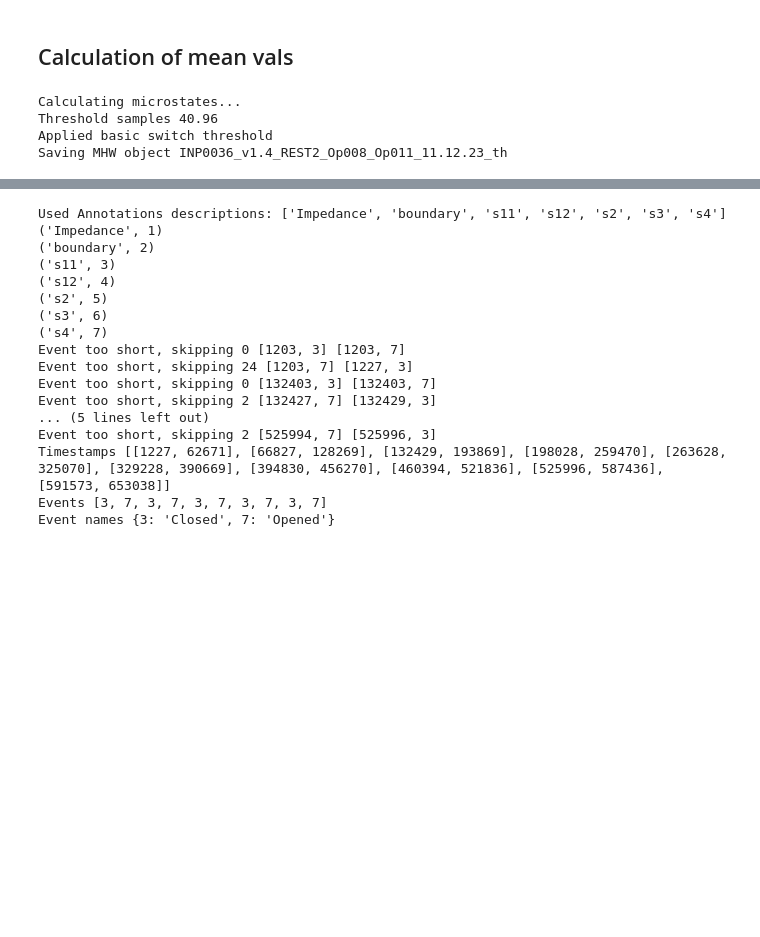
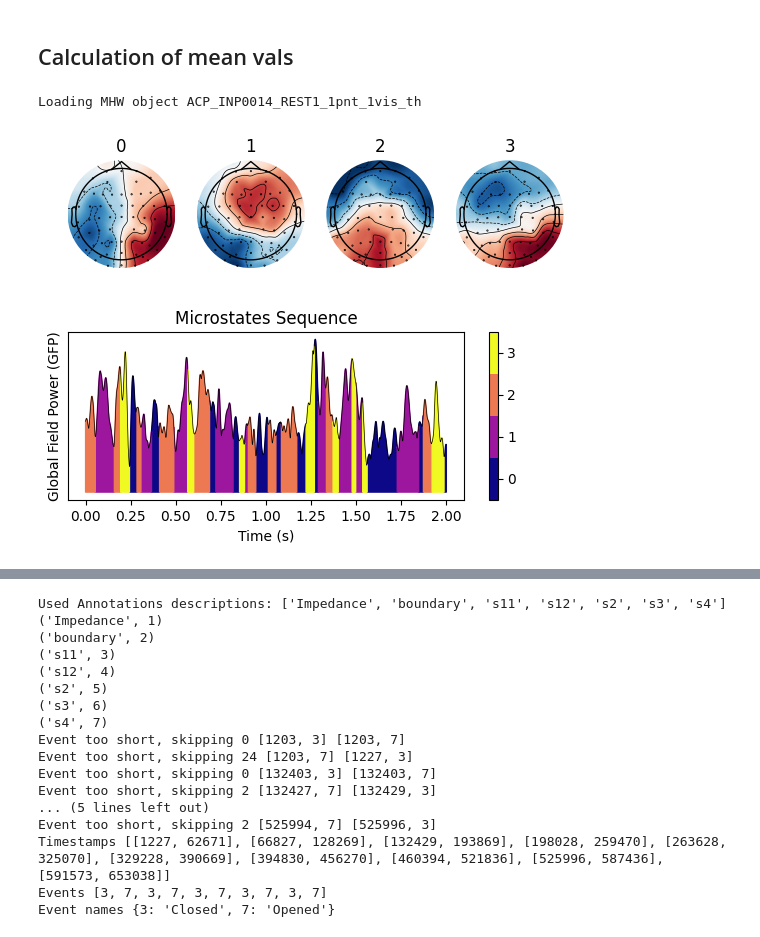
Before and after one commit to anast3t/nsu-microstate-rest-eeg, a Jupyter notebook: MicrostatesPreprocessed.ipynb, the cells around one changed output, grey strips where cells are left out. Drawn from its saved outputs; the diff is of its cells as text; code cells hidden in the pictures; blank space fills up the shorter version.

```diff
--- a/MicrostatesPreprocessed.ipynb
+++ b/MicrostatesPreprocessed.ipynb
@@ -558,8 +560,8 @@ path064 = "rest_64/"
 # %% [markdown]
 ## Calculation of mean vals
 # %%
-filename = filenames036[1]
-filepath = path036
+filename = filenames014[0]
+filepath = path014
 folders.end_folder = filepath
 # %%
 raw: mne.io.Raw = mne.io.read_raw_eeglab(folders.preprocessed_data + folders.end_folder + filename + '.set')
@@ -585,7 +587,8 @@ else:
     mshwt.raw_filename = filename+'_th'
     mshwt.save()
 # %% [output]
-Calculating microstates...
-Threshold samples 40.96
-Applied basic switch threshold
-Saving MHW object INP0036_v1.4_REST2_Op008_Op011_11.12.23_th
+Loading MHW object ACP_INP0014_REST1_1pnt_1vis_th
+# %%
+nk.microstates_plot(mshwt.ms, epoch = (0, 2048*2))
+# %% [output]
+[figure, added]
```
Also changed, not shown: parts of 7 cells of this notebook, 2 other files.
